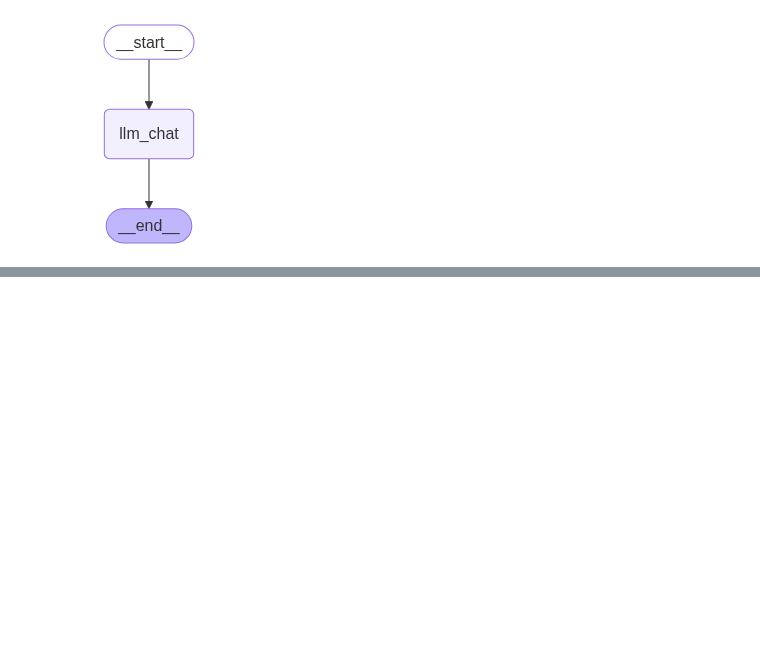
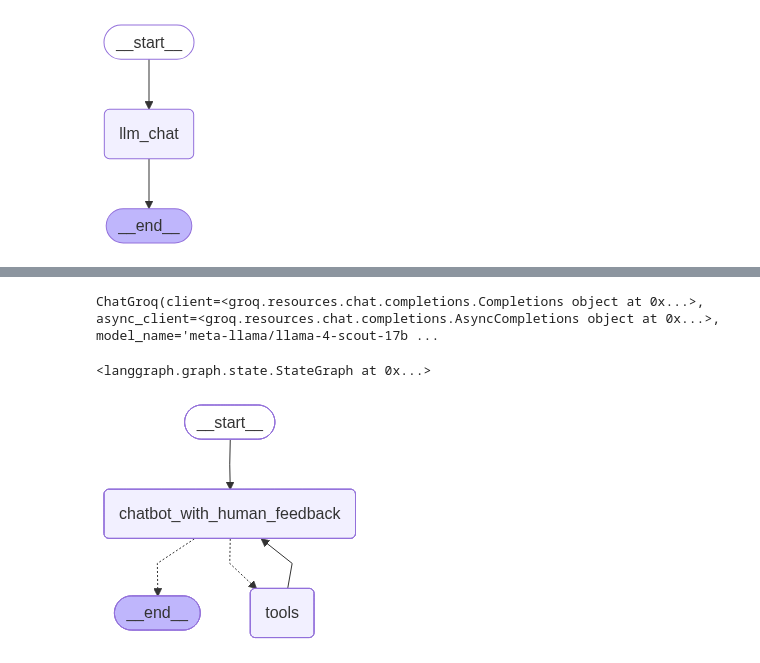
Before and after one commit to jainshauryaj/AgenticLangGraphProject, a Jupyter notebook: Chatbot/chatbot.ipynb, the cells around one changed output, grey strips where cells are left out. Saved outputs shown, nothing was run; the diff lists cells and outputs as text; code cells hidden in the pictures; blank space fills up the shorter version.

```diff
--- a/Chatbot/chatbot.ipynb
+++ b/Chatbot/chatbot.ipynb
@@ -59,0 +222,31 @@ graph_builder.compile()
+# %%
+import os
+from langchain.chat_models import init_chat_model
+from langgraph.types import Command, interrupt
+from langchain_core.tools import tool
+
+llm = init_chat_model("groq:meta-llama/llama-4-scout-17b-16e-instruct", temperature=0.0)
+llm
+# %% [output]
+ChatGroq(client=<groq.resources.chat.completions.Completions object at 0x...>, async_client=<groq.resources.chat.completions.AsyncCompletions object at 0x...>, model_name='meta-llama/llama-4-scout-17b ...
+# %%
+graph = StateGraph(State)
+
+# Use the already defined 'tool', 'human_feedback', and 'tools' variables
+# Use the already defined 'llm_with_tools'
+
+def chatbot_with_human_feedback(state: State) -> State:
+    return {"messages":[llm_with_tools.invoke(state["messages"])]}
+
+graph.add_node("chatbot_with_human_feedback", chatbot_with_human_feedback)
+graph.add_node("tools", ToolNode(tools))
+graph.add_conditional_edges("chatbot_with_human_feedback", tools_condition)
+graph.add_edge(START, "chatbot_with_human_feedback")
+graph.add_edge("tools", "chatbot_with_human_feedback")
+# %% [output]
+<langgraph.graph.state.StateGraph at 0x...>
+# %%
+graph = graph.compile(checkpointer=memory)
+graph
+# %% [output]
+[figure, added]
```
Also changed, not shown: parts of 25 cells of this notebook, 2 other files.
